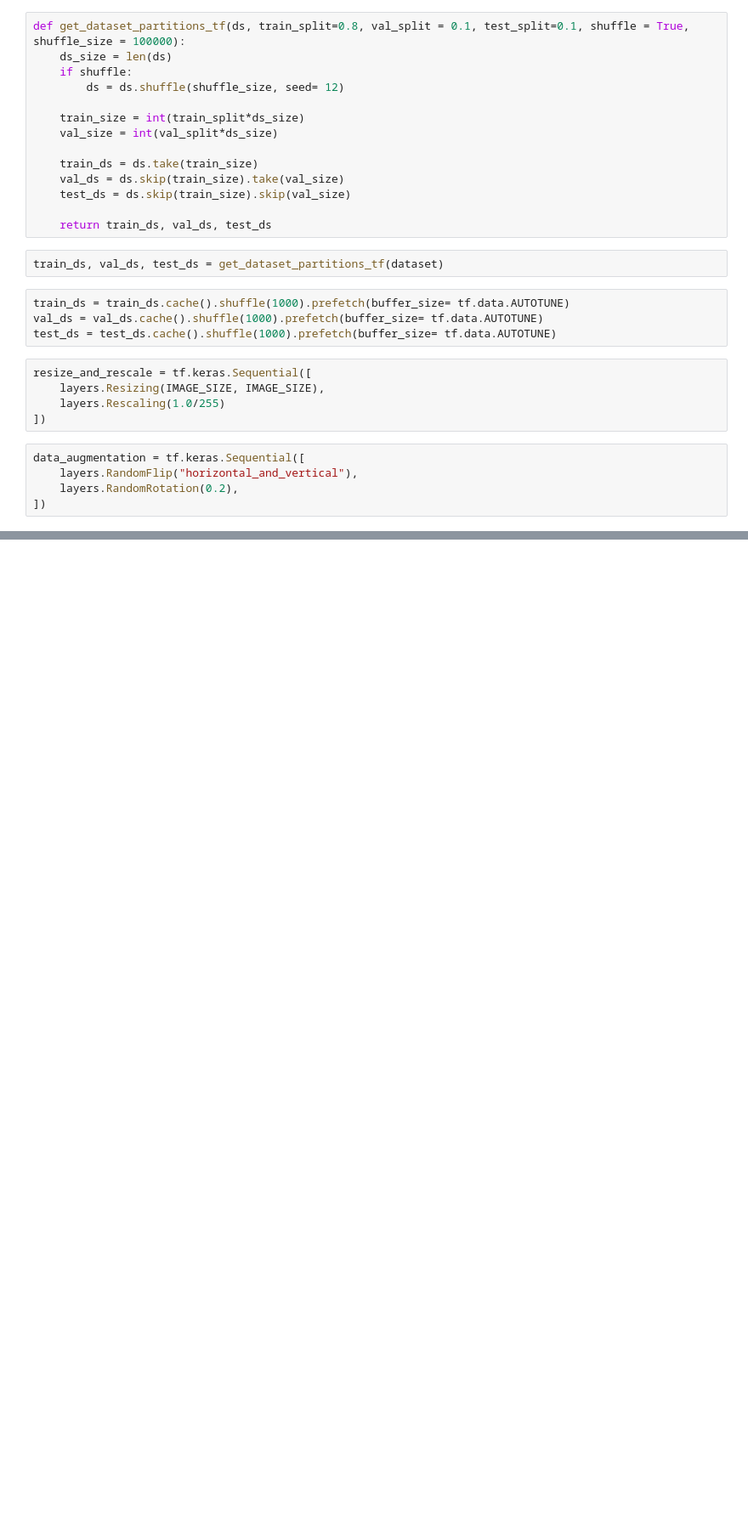
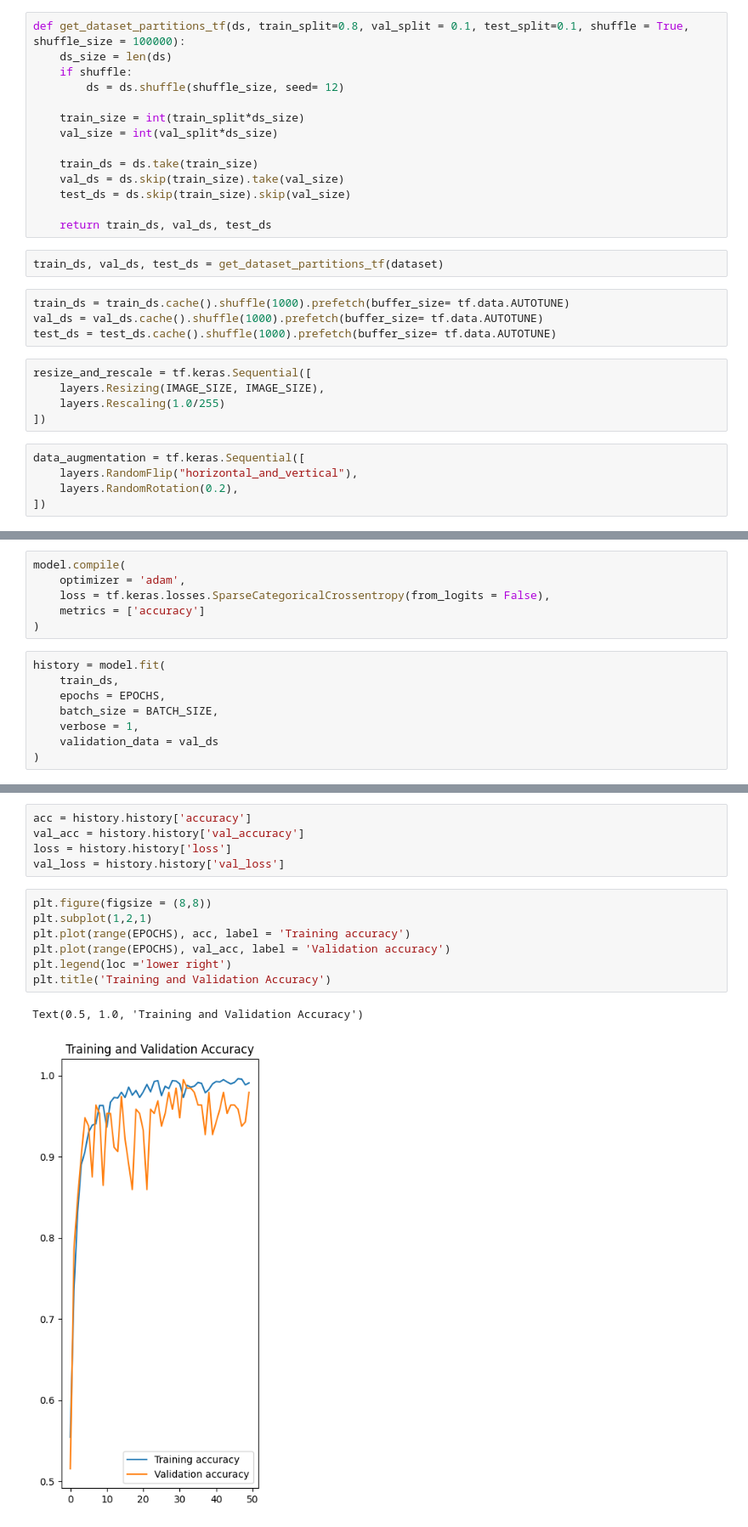
Before and after one commit to SadbhavKattel/potato-disease, a Jupyter notebook: Training/training.ipynb, the cells around one changed output, grey strips where cells are left out. Shown: that part at 85% size. Cells and saved outputs as stored; diff of their text form; blank space fills up the shorter version.

Commit message:
created model and saved it as .keras file

```diff
--- a/Training/training.ipynb
+++ b/Training/training.ipynb
@@ -64,0 +110,14 @@ data_augmentation = tf.keras.Sequential([
+# %%
+model.compile(
+    optimizer = 'adam',
+    loss = tf.keras.losses.SparseCategoricalCrossentropy(from_logits = False),
+    metrics = ['accuracy']
+)
+# %%
+history = model.fit(
+    train_ds,
+    epochs = EPOCHS,
+    batch_size = BATCH_SIZE,
+    verbose = 1,
+    validation_data = val_ds
+)
@@ -64,0 +148,15 @@ data_augmentation = tf.keras.Sequential([
+# %%
+acc = history.history['accuracy']
+val_acc = history.history['val_accuracy']
+loss = history.history['loss']
+val_loss = history.history['val_loss']
+# %%
+plt.figure(figsize = (8,8))
+plt.subplot(1,2,1)
+plt.plot(range(EPOCHS), acc, label = 'Training accuracy')
+plt.plot(range(EPOCHS), val_acc, label = 'Validation accuracy')
+plt.legend(loc ='lower right')
+plt.title('Training and Validation Accuracy')
+# %% [output]
+Text(0.5, 1.0, 'Training and Validation Accuracy')
+[figure, added]
```
Also changed, not shown: parts of 8 cells of this notebook, 1 other file.
